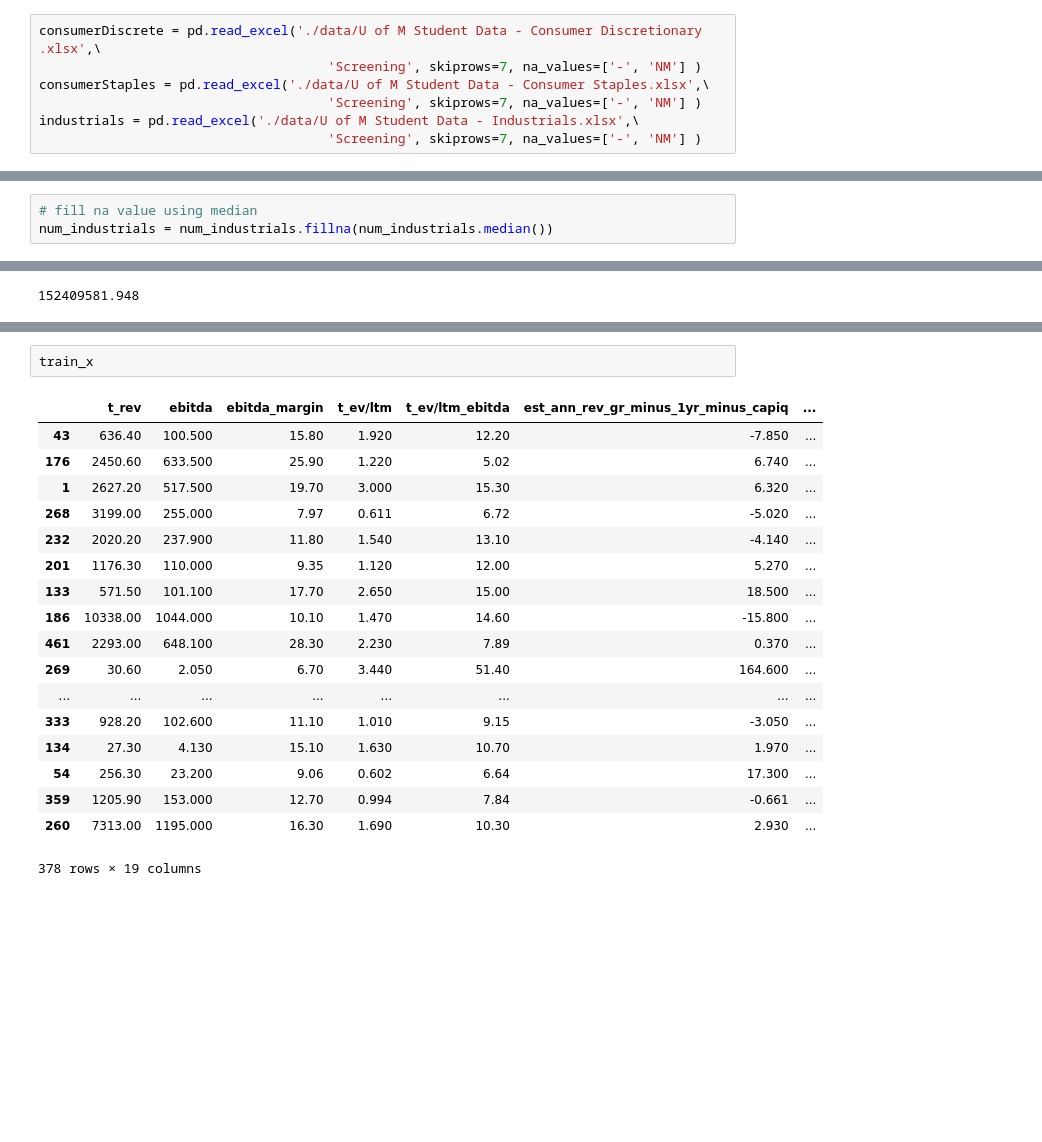
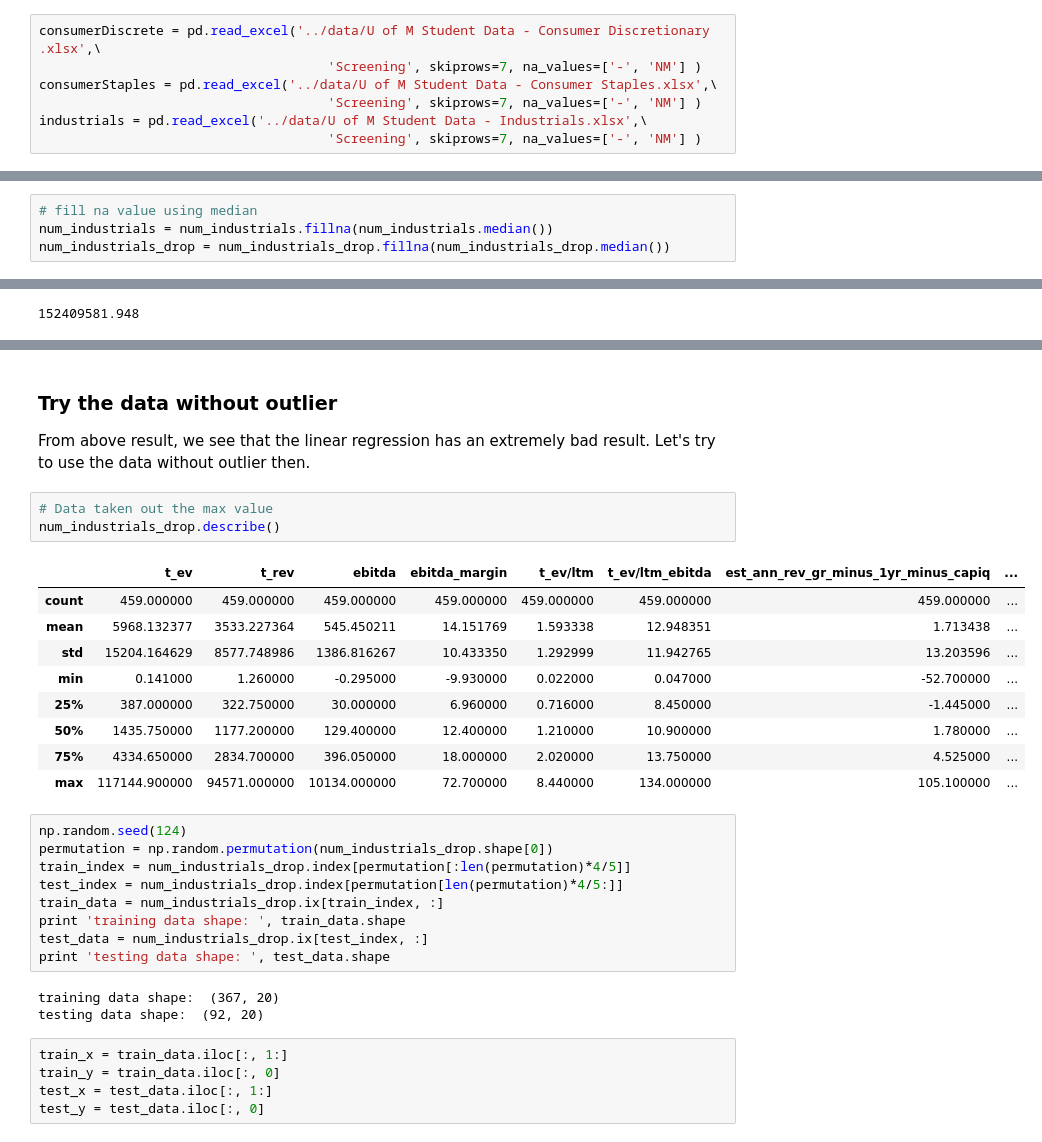
Before and after one commit to timothytrippel/adamy, a Jupyter notebook: xinyu/EDA_v2_0220.ipynb, the cells around one changed output, grey strips where cells are left out. Cells and saved outputs as stored; diff of their text form; blank space fills up the shorter version.

```diff
--- a/xinyu/EDA_v2_0220.ipynb
+++ b/xinyu/EDA_v2_0220.ipynb
@@ -5,11 +5,11 @@ import numpy as np
 import matplotlib.pylab as plt
 import seaborn as sns
 # %%
-consumerDiscrete = pd.read_excel('./data/U of M Student Data - Consumer Discretionary .xlsx',\
+consumerDiscrete = pd.read_excel('../data/U of M Student Data - Consumer Discretionary .xlsx',\
                                      'Screening', skiprows=7, na_values=['-', 'NM'] )
-consumerStaples = pd.read_excel('./data/U of M Student Data - Consumer Staples.xlsx',\
+consumerStaples = pd.read_excel('../data/U of M Student Data - Consumer Staples.xlsx',\
                                      'Screening', skiprows=7, na_values=['-', 'NM'] )
-industrials = pd.read_excel('./data/U of M Student Data - Industrials.xlsx',\
+industrials = pd.read_excel('../data/U of M Student Data - Industrials.xlsx',\
                                      'Screening', skiprows=7, na_values=['-', 'NM'] )
 # %%
 rename_col_dict = {'Industry Classifications':'industry', 'Geographic Locations':'loc',
@@ -132,6 +132,7 @@ Above distribution plots suggest us to fill the NA value in the original datafra
 # %%
 # fill na value using median
 num_industrials = num_industrials.fillna(num_industrials.median())
+num_industrials_drop = num_industrials_drop.fillna(num_industrials_drop.median())
 # %%
 num_industrials.describe()
 # %% [output]
@@ -208,21 +189,34 @@ Name: ebitda_margin, dtype: float64
-# %%
-train_x
-# %% [output]
-|  | t_rev | ebitda | ebitda_margin | t_ev/ltm | t_ev/ltm_ebitda | est_ann_rev_gr_minus_1yr_minus_capiq | ... |
-| 43 | 636.40 | 100.500 | 15.80 | 1.920 | 12.20 | -7.850 | ... |
-| 176 | 2450.60 | 633.500 | 25.90 | 1.220 | 5.02 | 6.740 | ... |
-| 1 | 2627.20 | 517.500 | 19.70 | 3.000 | 15.30 | 6.320 | ... |
-| 268 | 3199.00 | 255.000 | 7.97 | 0.611 | 6.72 | -5.020 | ... |
-| 232 | 2020.20 | 237.900 | 11.80 | 1.540 | 13.10 | -4.140 | ... |
-| 201 | 1176.30 | 110.000 | 9.35 | 1.120 | 12.00 | 5.270 | ... |
-| 133 | 571.50 | 101.100 | 17.70 | 2.650 | 15.00 | 18.500 | ... |
-| 186 | 10338.00 | 1044.000 | 10.10 | 1.470 | 14.60 | -15.800 | ... |
-| 461 | 2293.00 | 648.100 | 28.30 | 2.230 | 7.89 | 0.370 | ... |
-| 269 | 30.60 | 2.050 | 6.70 | 3.440 | 51.40 | 164.600 | ... |
-| ... | ... | ... | ... | ... | ... | ... | ... |
-| 333 | 928.20 | 102.600 | 11.10 | 1.010 | 9.15 | -3.050 | ... |
-| 134 | 27.30 | 4.130 | 15.10 | 1.630 | 10.70 | 1.970 | ... |
-| 54 | 256.30 | 23.200 | 9.06 | 0.602 | 6.64 | 17.300 | ... |
-| 359 | 1205.90 | 153.000 | 12.70 | 0.994 | 7.84 | -0.661 | ... |
-| 260 | 7313.00 | 1195.000 | 16.30 | 1.690 | 10.30 | 2.930 | ... |
-378 rows × 19 columns
+# %% [markdown]
+### Try the data without outlier
+
+From above result, we see that the linear regression has an extremely bad result. Let's try to use the data without outlier then.
+# %%
+# Data taken out the max value
+num_industrials_drop.describe()
+# %% [output]
+|  | t_ev | t_rev | ebitda | ebitda_margin | t_ev/ltm | t_ev/ltm_ebitda | est_ann_rev_gr_minus_1yr_minus_capiq | ... |
+| count | 459.000000 | 459.000000 | 459.000000 | 459.000000 | 459.000000 | 459.000000 | 459.000000 | ... |
+| mean | 5968.132377 | 3533.227364 | 545.450211 | 14.151769 | 1.593338 | 12.948351 | 1.713438 | ... |
+| std | 15204.164629 | 8577.748986 | 1386.816267 | 10.433350 | 1.292999 | 11.942765 | 13.203596 | ... |
+| min | 0.141000 | 1.260000 | -0.295000 | -9.930000 | 0.022000 | 0.047000 | -52.700000 | ... |
+| 25% | 387.000000 | 322.750000 | 30.000000 | 6.960000 | 0.716000 | 8.450000 | -1.445000 | ... |
+| 50% | 1435.750000 | 1177.200000 | 129.400000 | 12.400000 | 1.210000 | 10.900000 | 1.780000 | ... |
+| 75% | 4334.650000 | 2834.700000 | 396.050000 | 18.000000 | 2.020000 | 13.750000 | 4.525000 | ... |
+| max | 117144.900000 | 94571.000000 | 10134.000000 | 72.700000 | 8.440000 | 134.000000 | 105.100000 | ... |
+# %%
+np.random.seed(124)
+permutation = np.random.permutation(num_industrials_drop.shape[0])
+train_index = num_industrials_drop.index[permutation[:len(permutation)*4/5]]
+test_index = num_industrials_drop.index[permutation[len(permutation)*4/5:]]
+train_data = num_industrials_drop.ix[train_index, :]
+print 'training data shape: ', train_data.shape
+test_data = num_industrials_drop.ix[test_index, :]
+print 'testing data shape: ', test_data.shape
+# %% [output]
+training data shape:  (367, 20)
+testing data shape:  (92, 20)
+# %%
+train_x = train_data.iloc[:, 1:]
+train_y = train_data.iloc[:, 0]
+test_x = test_data.iloc[:, 1:]
+test_y = test_data.iloc[:, 0]
```
Also changed, not shown: parts of 2 cells of this notebook.
